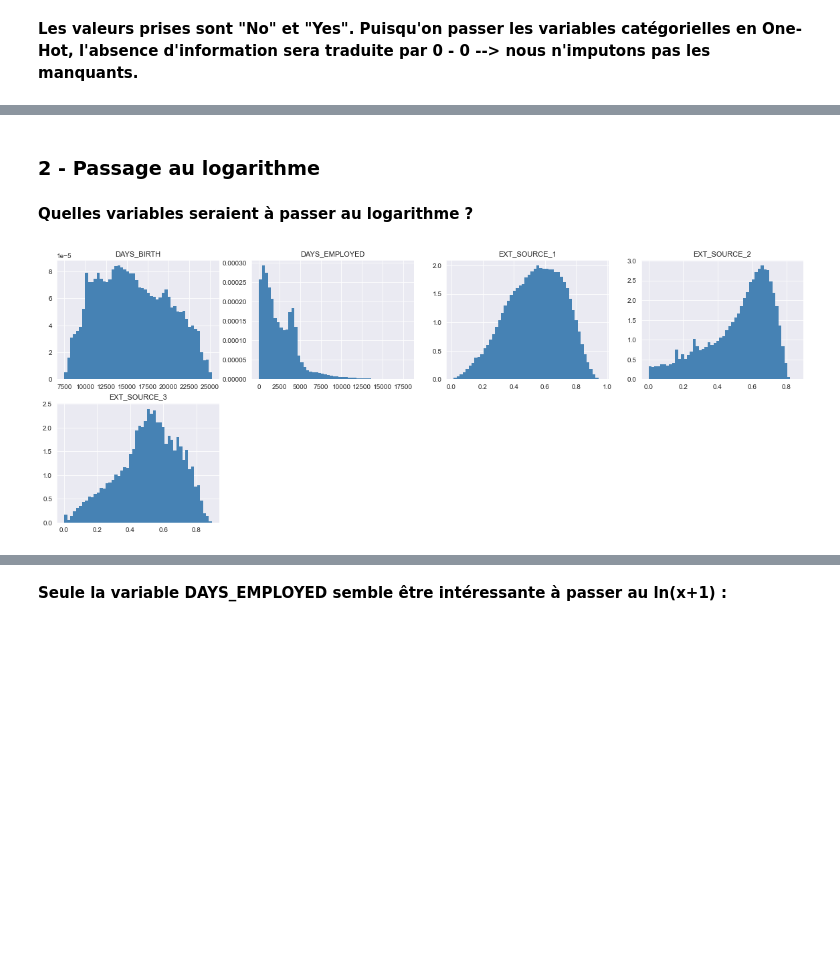
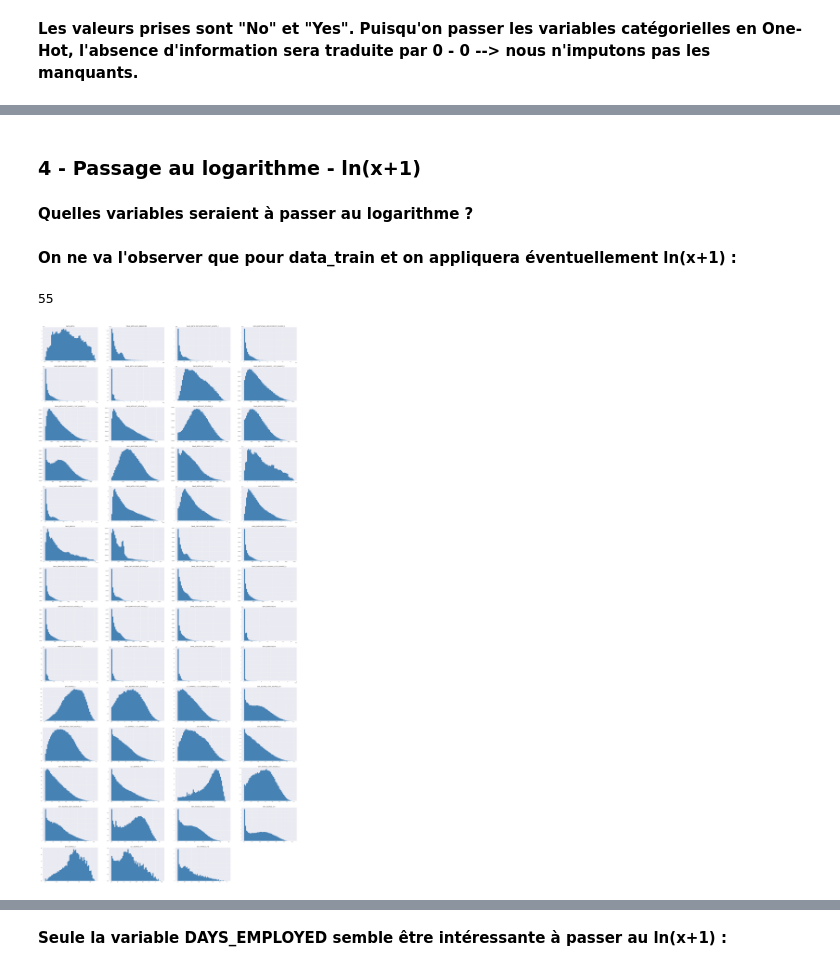
Before and after one commit to martinletouvet/oc_projet7, a Jupyter notebook: P7_Notebook.ipynb, the cells around one changed output, grey strips where cells are left out. Cells and saved outputs as stored; diff of their text form; code cells hidden in the pictures; blank space fills up the shorter version.

```diff
--- a/P7_Notebook.ipynb
+++ b/P7_Notebook.ipynb
@@ -1107,0 +1288,8 @@ dtype: float64
+# %%
+columns = poly_transformer.get_feature_names(input_features = data_train.columns)
+# %%
+poly_train = pd.DataFrame(poly_train, columns=columns).set_index(train_indexes).drop(columns='1')
+poly_test = pd.DataFrame(poly_test, columns=columns).set_index(test_indexes).drop(columns='1')
+# %%
+data_train = data_train[var_cat_selec].join(poly_train)
+data_test = data_test[var_cat_selec].join(poly_test)
@@ -1107,0 +1302,2 @@ dtype: float64
+# %%
+var_num_selec = data_train.columns.symmetric_difference(var_cat_selec)
@@ -1108,14 +1324,20 @@ dtype: float64
 # %% [markdown]
-### 2 - Passage au logarithme
+### 4 - Passage au logarithme - ln(x+1)
 # %% [markdown]
 **Quelles variables seraient à passer au logarithme ?**
+# %% [markdown]
+**On ne va l'observer que pour data_train et on appliquera éventuellement ln(x+1) :**
+# %%
+len(var_num_selec)
+# %% [output]
+55
 # %%
-data_num_values = data[var_num_selec].values
+data_num_values = data_train[var_num_selec].values
 
-fig = plt.figure(figsize=(20, 23))
+fig = plt.figure(figsize=(50, 120))
 for feat_idx in range(data_num_values.shape[1]):
-    ax = fig.add_subplot(6,4, (feat_idx+1))
+    ax = fig.add_subplot(15,4, (feat_idx+1))
     h = ax.hist(data_num_values[:, feat_idx], bins=50, color='steelblue', density=True, edgecolor='none')
-    ax.set_title(data[var_num_selec].columns[feat_idx], fontsize=11)
+    ax.set_title(data_train[var_num_selec].columns[feat_idx], fontsize=15)
 # %% [output]
-[figure, old version]
+[figure, new version]
```
Also changed, not shown: parts of 96 cells of this notebook.
